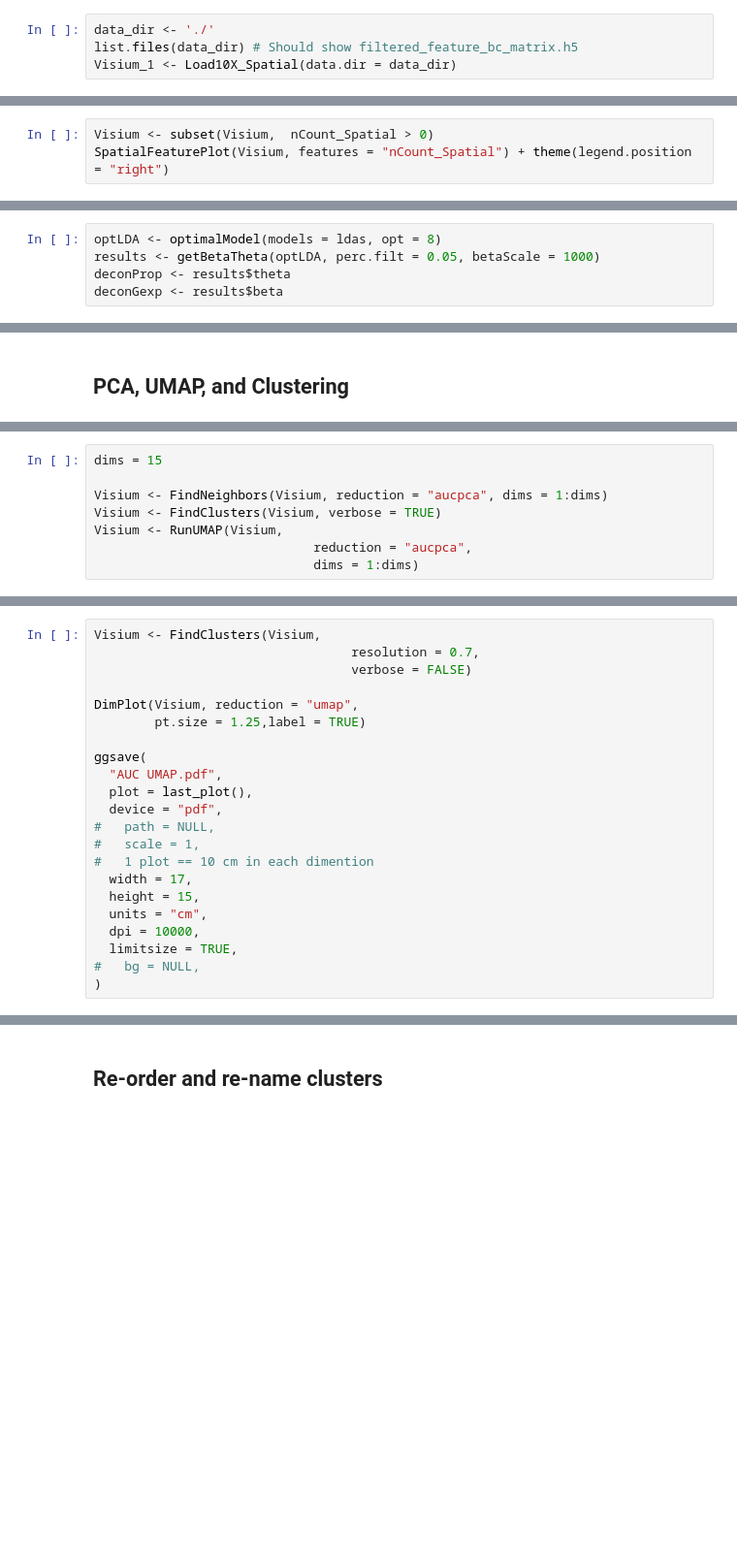
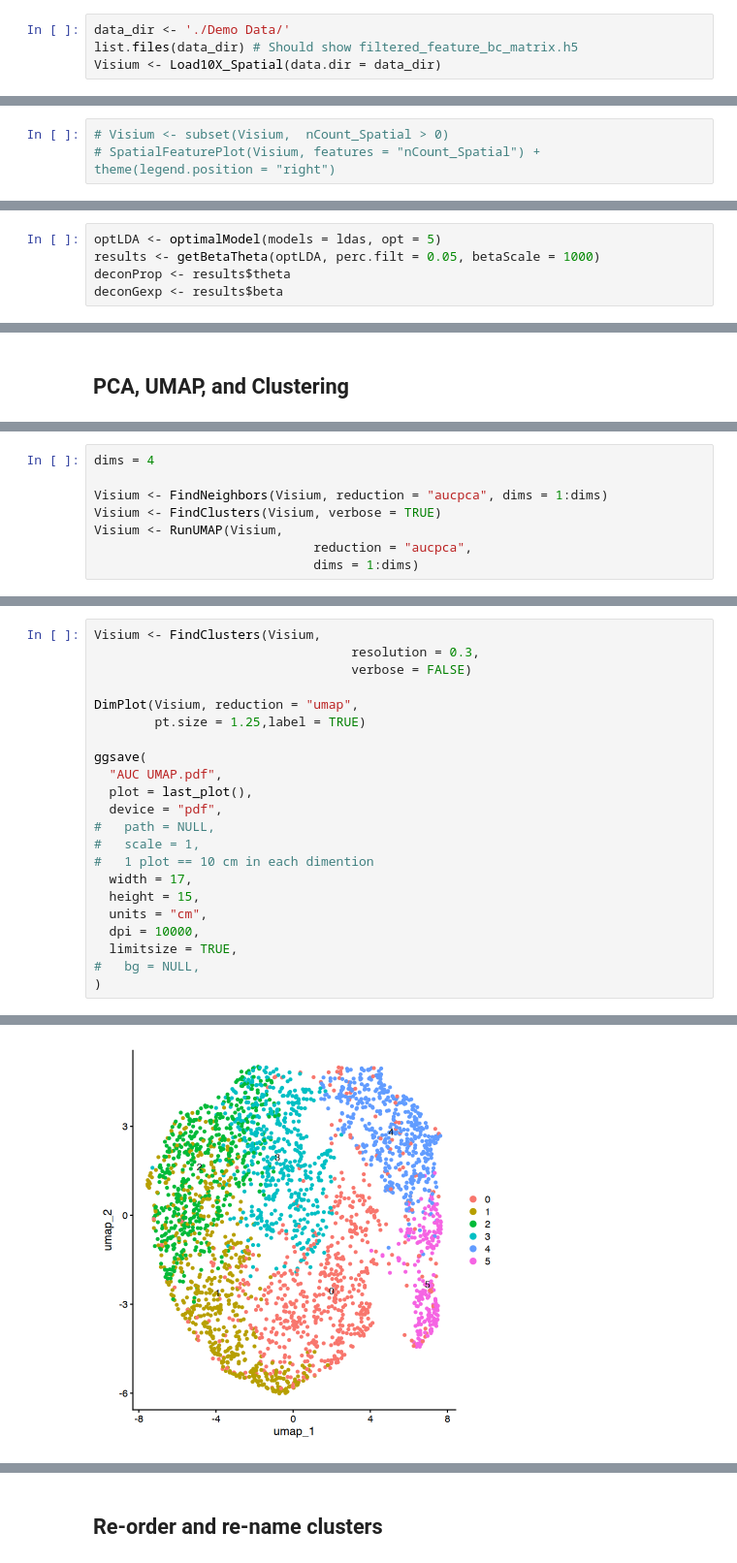
Before and after one commit to Perik-Zavodskii/Visium-Deconvolution-based-clustering, a Jupyter notebook: Visium Deconvolution-based Clustering.ipynb, the cells around one changed output, grey strips where cells are left out. Shown at 97% size. Saved outputs shown, nothing was run; the diff lists cells and outputs as text; blank space fills up the shorter version.

```diff
--- a/Visium Deconvolution-based Clustering.ipynb
+++ b/Visium Deconvolution-based Clustering.ipynb
@@ -32,6 +50,6 @@ set.seed(1)
 # %% [markdown]
 ## Import Visium Data
 # %%
-data_dir <- './'
+data_dir <- './Demo Data/'
 list.files(data_dir) # Should show filtered_feature_bc_matrix.h5
-Visium_1 <- Load10X_Spatial(data.dir = data_dir)
+Visium <- Load10X_Spatial(data.dir = data_dir)
@@ -45,6 +70,6 @@ plot2
 # %%
-Visium <- subset(Visium,  nCount_Spatial > 0)
-SpatialFeaturePlot(Visium, features = "nCount_Spatial") + theme(legend.position = "right")
+# Visium <- subset(Visium,  nCount_Spatial > 0)
+# SpatialFeaturePlot(Visium, features = "nCount_Spatial") + theme(legend.position = "right")
 # %% [markdown]
 ## Data Normalization
 # %% [markdown]
@@ -78,5 +189,5 @@ ldas
 # %%
-optLDA <- optimalModel(models = ldas, opt = 8)
+optLDA <- optimalModel(models = ldas, opt = 5)
 results <- getBetaTheta(optLDA, perc.filt = 0.05, betaScale = 1000)
 deconProp <- results$theta
 deconGexp <- results$beta
@@ -376,5 +742,5 @@ ElbowPlot(Visium, ndims = 40, reduction = "aucpca")
 # %%
-dims = 15
+dims = 4
 
 Visium <- FindNeighbors(Visium, reduction = "aucpca", dims = 1:dims)
 Visium <- FindClusters(Visium, verbose = TRUE)
@@ -384,6 +780,6 @@ Visium <- RunUMAP(Visium,
 # %%
 Visium <- FindClusters(Visium,
-                                  resolution = 0.7,
+                                  resolution = 0.3,
                                   verbose = FALSE)
 
 DimPlot(Visium, reduction = "umap",
@@ -403,3 +799,4 @@ ggsave(
   limitsize = TRUE,
 #   bg = NULL,
 )
+# %% [output]
@@ -406,3 +805,4 @@ ggsave(
+[figure, added]
 # %%
 SpatialDimPlot(Visium, label = TRUE, label.size = 4)
 ggsave(
```
Also changed, not shown: parts of 34 cells of this notebook.
